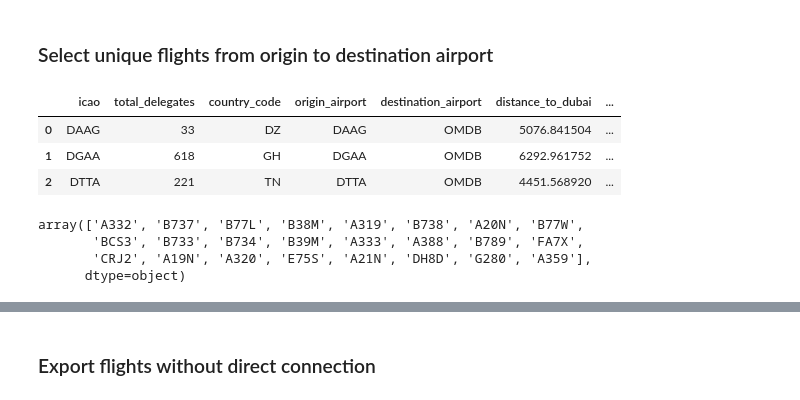
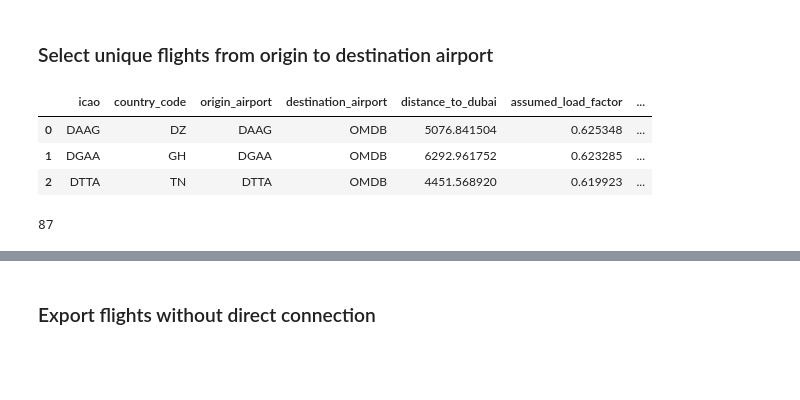
Before and after one commit to lukasschirren/COP_flight_analysis, a Jupyter notebook: cop28_delegate_list.ipynb, the cells around one changed output, grey strips where cells are left out. Drawn from its saved outputs; the diff is of its cells as text; code cells hidden in the pictures; blank space fills up the shorter version.

```diff
--- a/cop28_delegate_list.ipynb
+++ b/cop28_delegate_list.ipynb
@@ -180,26 +179,24 @@ Flights who have a direct flight to Dubai: 87
 # %%
 merged_df = merged_df.sort_values(by=['icao', 'co2_kg'])
 unique_flights_df = merged_df.drop_duplicates(subset=['icao'])
 unique_flights_df.reset_index(inplace=True)
 
 # Relevant columns
-unique_flights_df = unique_flights_df[['icao', 'total_delegates', 'country_code', 'origin_airport','destination_airport',
+unique_flights_df = unique_flights_df[['icao', 'country_code', 'origin_airport','destination_airport',
        'distance_to_dubai', 'assumed_load_factor', 'aircraft_type_icao', 'total_fuel_burn','co2_kg',
        'nox_kg','hc_kg', 'oc_kg', 'h2o_kg', 'so2_kg', 'sulphates_kg', 'latitude','longitude'
        ]]
 
 file_path = os.path.join('output', 'flights_without_transit.xlsx')
 unique_flights_df.to_excel(file_path, index=False)
 unique_flights_df.iloc[:3]
 # %% [output]
-|  | icao | total_delegates | country_code | origin_airport | destination_airport | distance_to_dubai | ... |
-| 0 | DAAG | 33 | DZ | DAAG | OMDB | 5076.841504 | ... |
-| 1 | DGAA | 618 | GH | DGAA | OMDB | 6292.961752 | ... |
-| 2 | DTTA | 221 | TN | DTTA | OMDB | 4451.568920 | ... |
+|  | icao | country_code | origin_airport | destination_airport | distance_to_dubai | assumed_load_factor | ... |
+| 0 | DAAG | DZ | DAAG | OMDB | 5076.841504 | 0.625348 | ... |
+| 1 | DGAA | GH | DGAA | OMDB | 6292.961752 | 0.623285 | ... |
+| 2 | DTTA | TN | DTTA | OMDB | 4451.568920 | 0.619923 | ... |
 # %%
 unique_flights_df['aircraft_type_icao'].unique()
+len(unique_flights_df)
 # %% [output]
-array(['A332', 'B737', 'B77L', 'B38M', 'A319', 'B738', 'A20N', 'B77W',
-       'BCS3', 'B733', 'B734', 'B39M', 'A333', 'A388', 'B789', 'FA7X',
-       'CRJ2', 'A19N', 'A320', 'E75S', 'A21N', 'DH8D', 'G280', 'A359'],
-      dtype=object)
+87
```
Also changed, not shown: parts of 8 cells of this notebook, 15 other files.
